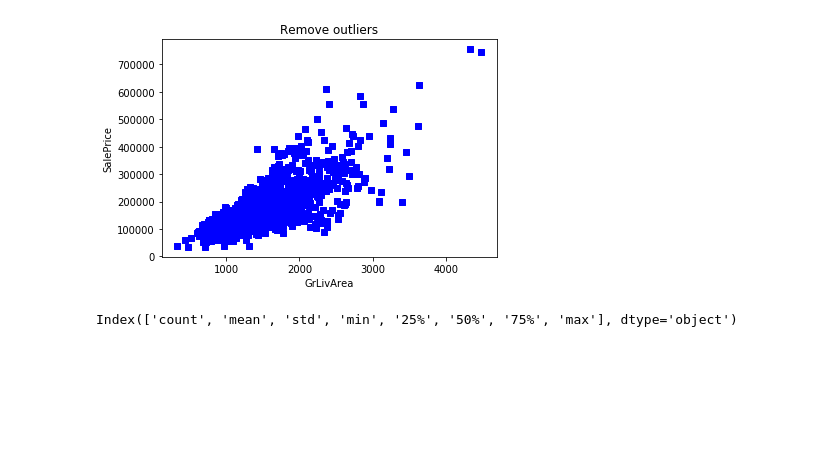
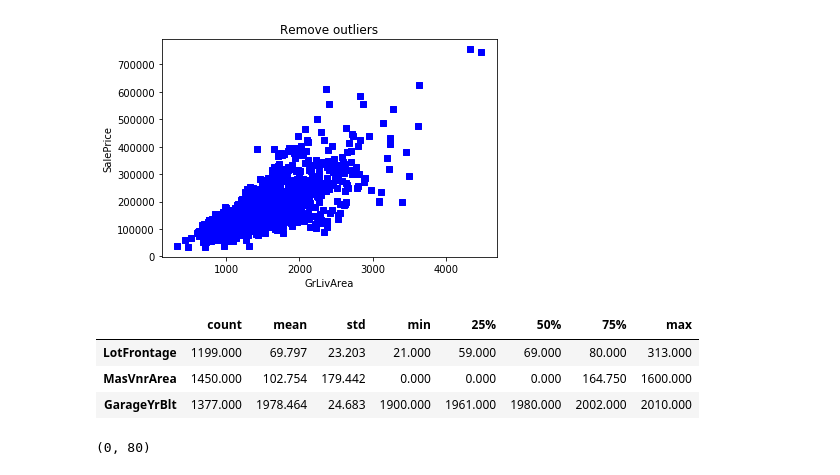
Before and after one commit to chenminjing1984/Kaggle, a Jupyter notebook: House Price Prediction/House Price Prediction - Linear Regression.ipynb, the cells around one changed output. Drawn from its saved outputs; the diff is of its cells as text; code cells hidden in the pictures; blank space fills up the shorter version.

```diff
--- a/House Price Prediction/House Price Prediction - Linear Regression.ipynb
+++ b/House Price Prediction/House Price Prediction - Linear Regression.ipynb
@@ -108,7 +108,12 @@ plt.show()
 # log1p 即 ln(x+1)
 train.SalePrice = np.log1p(train.SalePrice)
 y = train.SalePrice
-# %%
-pd.DataFrame(train.describe()).index
-# %% [output]
-Index(['count', 'mean', 'std', 'min', '25%', '50%', '75%', 'max'], dtype='object')
+# %%
+train_desc = pd.DataFrame(train.describe().T)
+train_desc
+train_desc.loc[train_desc['count']!=1458]
+# %% [output]
+|  | count | mean | std | min | 25% | 50% | 75% | max |
+| LotFrontage | 1199.000 | 69.797 | 23.203 | 21.000 | 59.000 | 69.000 | 80.000 | 313.000 |
+| MasVnrArea | 1450.000 | 102.754 | 179.442 | 0.000 | 0.000 | 0.000 | 164.750 | 1600.000 |
+| GarageYrBlt | 1377.000 | 1978.464 | 24.683 | 1900.000 | 1961.000 | 1980.000 | 2002.000 | 2010.000 |
@@ -114,0 +124,24 @@ Index(['count', 'mean', 'std', 'min', '25%', '50%', '75%', 'max'], dtype='object
+# %%
+# check Alley NA total qty and fill NA with 'None', means 'no alley access'
+train[train.loc[:,'Alley'].isnull()].shape
+train.loc[:,'Alley'] = train.loc[:,'Alley'].fillna('None')
+# fill NA with 'No', means 'no basement'
+train.loc[:,'BsmtQual'] = train.loc[:,'BsmtQual'].fillna('No')
+train.loc[:,'BsmtCond'] = train.loc[:,'BsmtCond'].fillna('No')
+train.loc[:,'BsmtExposure'] = train.loc[:,'BsmtExposure'].fillna('No')
+train.loc[:,'BsmtFinType1'] = train.loc[:,'BsmtFinType1'].fillna('No')
+train.loc[:,'BsmtFinType2'] = train.loc[:,'BsmtFinType1'].fillna('No')
+# fill NA with 'No', means 'no fence'
+train.loc[:,'Fence'] = train.loc[:,'Fence'].fillna('No')
+# fill NA with 'No', means 'no fireplace'
+train.loc[:,'FireplaceQu'] = train.loc[:'FireplaceQu'].fillna('No')
+# fill NA with 'No', means 'no garage'
+train.loc[:,'GarageType'] = train.loc[:,'GarageType'].fillna('No')
+train.loc[:,'GarageFinish'] = train.loc[:,'GarageFinish'].fillna('No')
+train.loc[:,'GarageQual'] = train.loc[:,'GarageQual'].fillna('No')
+train.loc[:,'GarageCond'] = train.loc[:,'GarageCond'].fillna('No')
+
+
+train[train.loc[:,'GarageCars'].isnull()].shape
+# %% [output]
+(0, 80)
```
Also changed, not shown: parts of 2 cells of this notebook.
